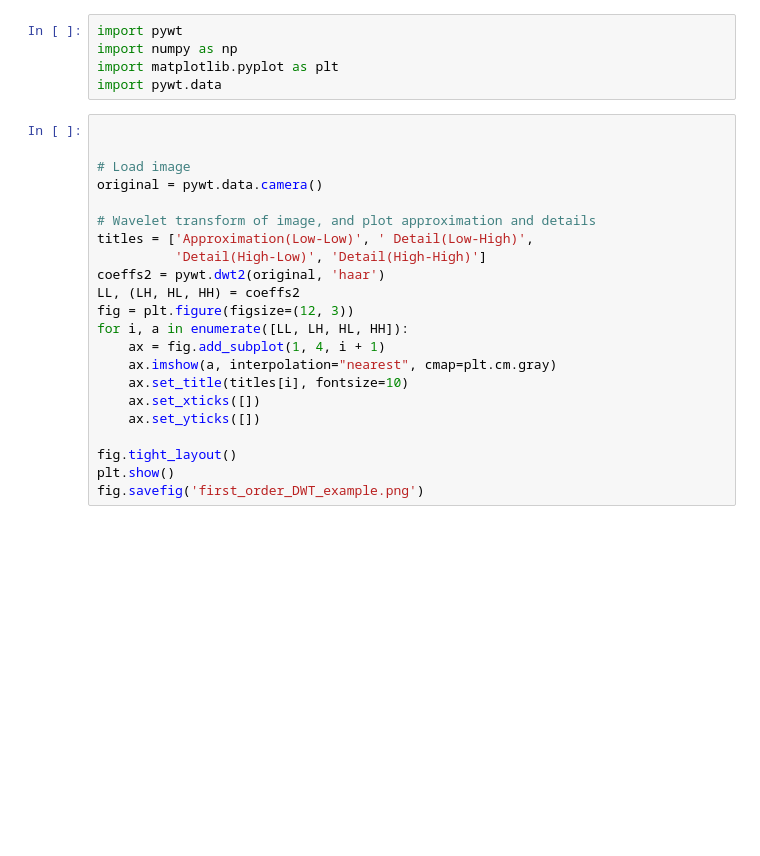
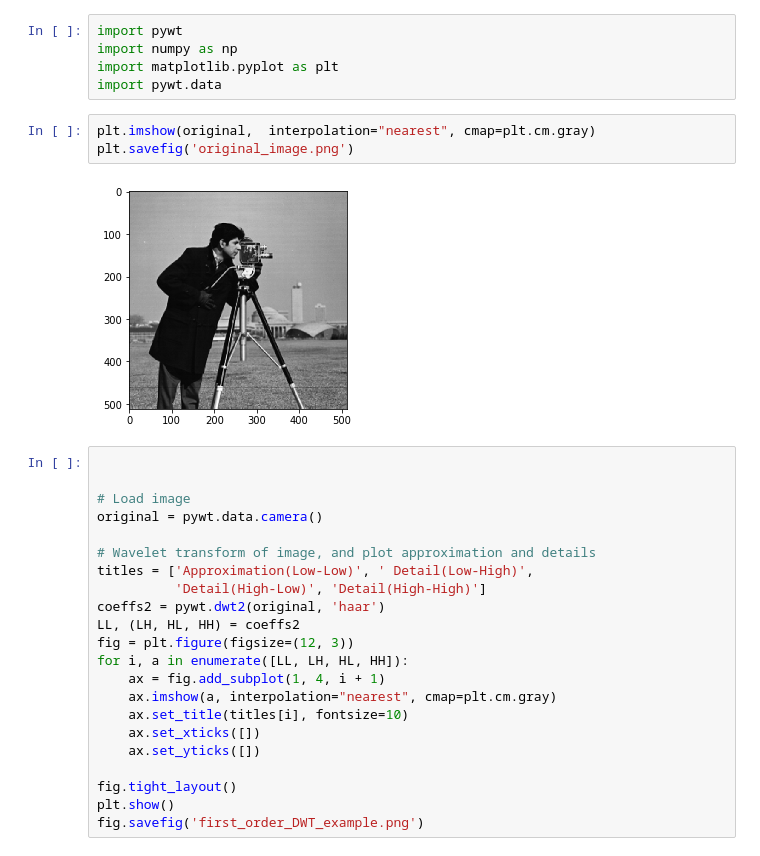
Before and after one commit to abhon/DSGA_1013_Final_Project, a Jupyter notebook: Code/Wavelet_Transform_Images.ipynb, the cells around one changed output. Drawn from its saved outputs; the diff is of its cells as text; blank space fills up the shorter version.

```diff
--- a/Code/Wavelet_Transform_Images.ipynb
+++ b/Code/Wavelet_Transform_Images.ipynb
@@ -3,6 +3,11 @@ import pywt
 import numpy as np
 import matplotlib.pyplot as plt
 import pywt.data
+# %%
+plt.imshow(original,  interpolation="nearest", cmap=plt.cm.gray)
+plt.savefig('original_image.png')
+# %% [output]
+[figure, added]
 # %%
 
 
```
